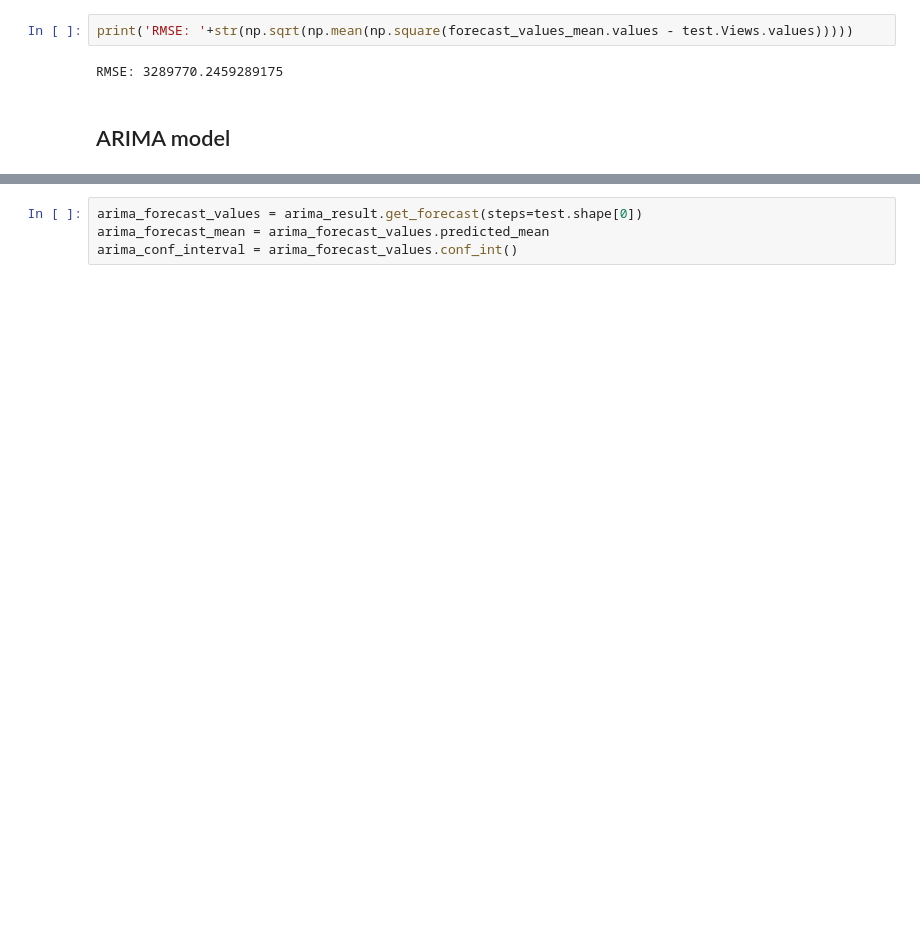
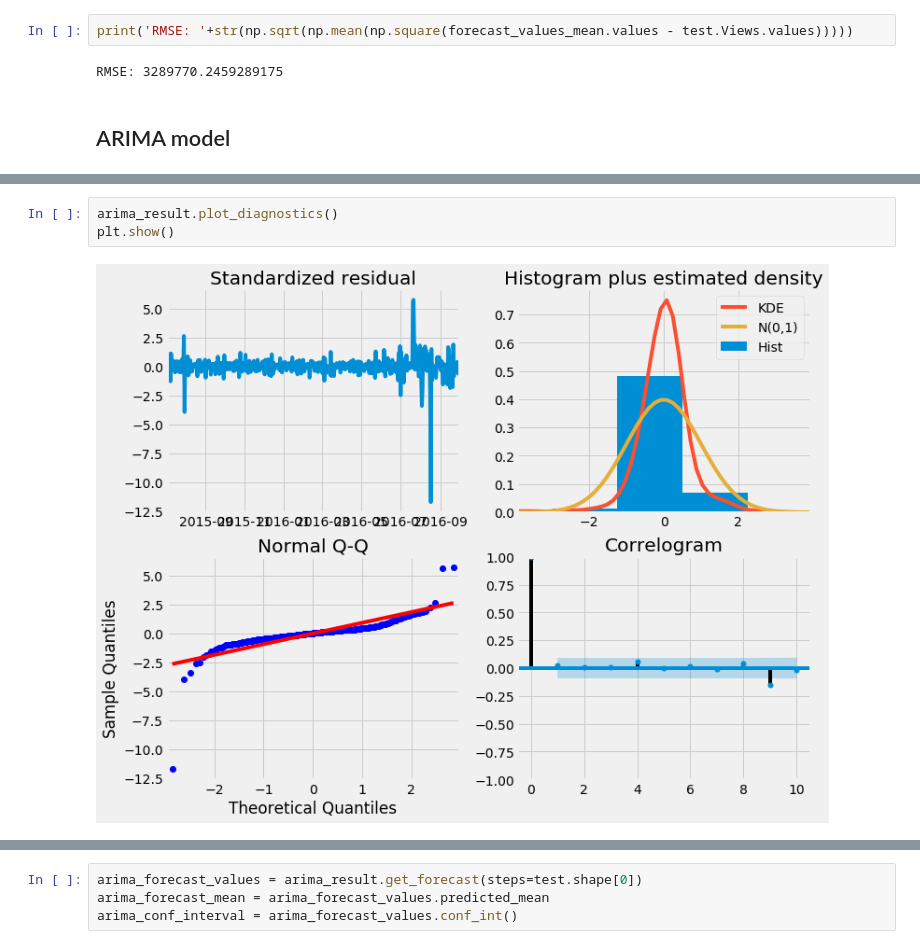
Before and after one commit to Subikshaa/Time-Series-Forecasting-on-Web-Traffic-Dataset, a Jupyter notebook: forecast.ipynb, the cells around one changed output, grey strips where cells are left out. Saved outputs shown, nothing was run; the diff lists cells and outputs as text; blank space fills up the shorter version.

```diff
--- a/forecast.ipynb
+++ b/forecast.ipynb
@@ -422,0 +483,5 @@ arima_forecast_mean = arima_result.get_prediction(steps=-30).predicted_mean
+# %%
+arima_result.plot_diagnostics()
+plt.show()
+# %% [output]
+[figure, added]
```
Also changed, not shown: parts of 35 cells of this notebook.
